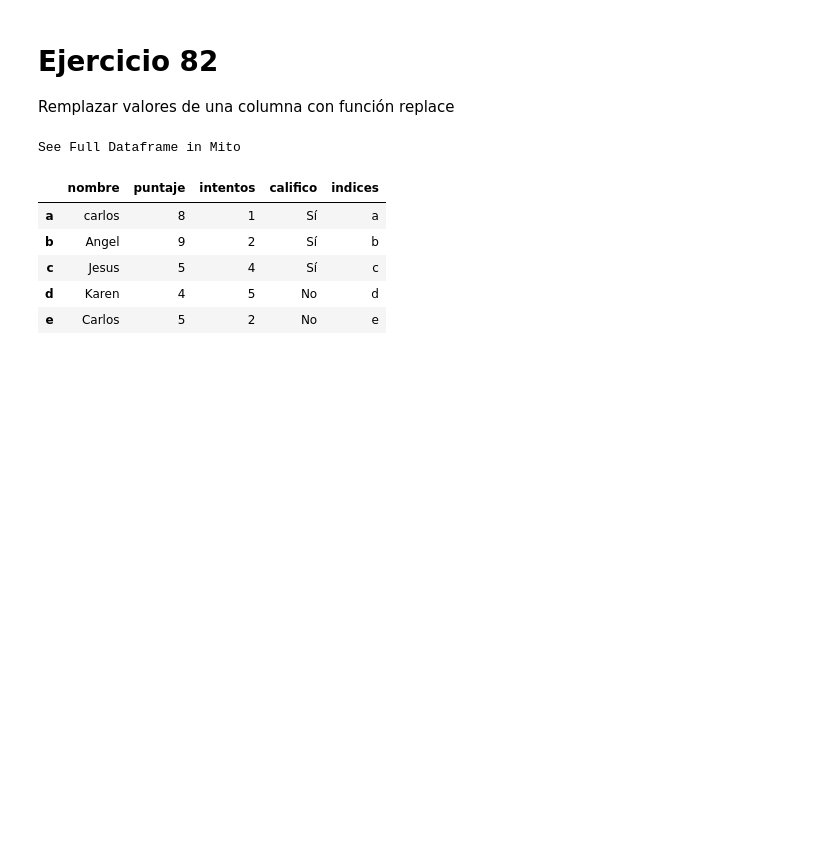
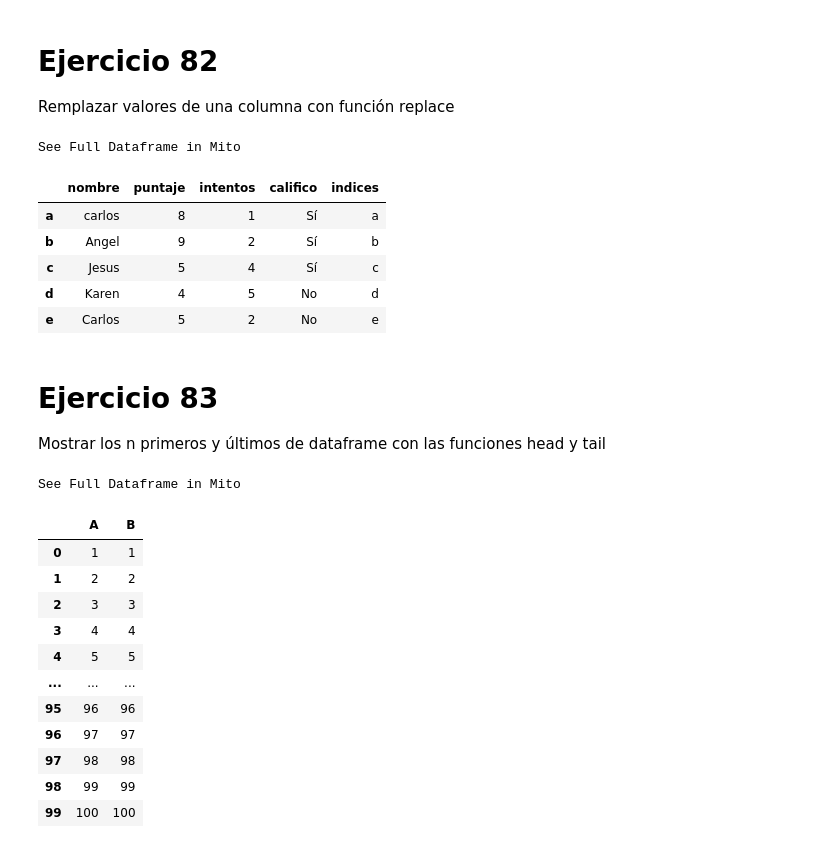
Before and after one commit to TherealVL/Ejercicios_Pandas, a Jupyter notebook: Ejercicios_Panda.ipynb, the cells around one changed output. Cells and saved outputs as stored; diff of their text form; code cells hidden in the pictures; blank space fills up the shorter version.

Commit message:
Ejercicio 83

```diff
--- a/Ejercicios_Panda.ipynb
+++ b/Ejercicios_Panda.ipynb
@@ -1135,3 +1135,26 @@ See Full Dataframe in Mito
 | c | Jesus | 5 | 4 | Sí | c |
 | d | Karen | 4 | 5 | No | d |
 | e | Carlos | 5 | 2 | No | e |
+# %% [markdown]
+# Ejercicio 83
+Mostrar los n primeros y últimos de dataframe con las funciones head y tail
+# %%
+datos83_1 = list(range(1,101))
+datos83_2 = list(range(1,101))
+
+df83 = pd.DataFrame({"A":datos83_1,"B":datos83_2})
+df83
+# %% [output]
+See Full Dataframe in Mito
+|  | A | B |
+| 0 | 1 | 1 |
+| 1 | 2 | 2 |
+| 2 | 3 | 3 |
+| 3 | 4 | 4 |
+| 4 | 5 | 5 |
+| ... | ... | ... |
+| 95 | 96 | 96 |
+| 96 | 97 | 97 |
+| 97 | 98 | 98 |
+| 98 | 99 | 99 |
+| 99 | 100 | 100 |
```
Also changed, not shown: parts of 2 cells of this notebook.
